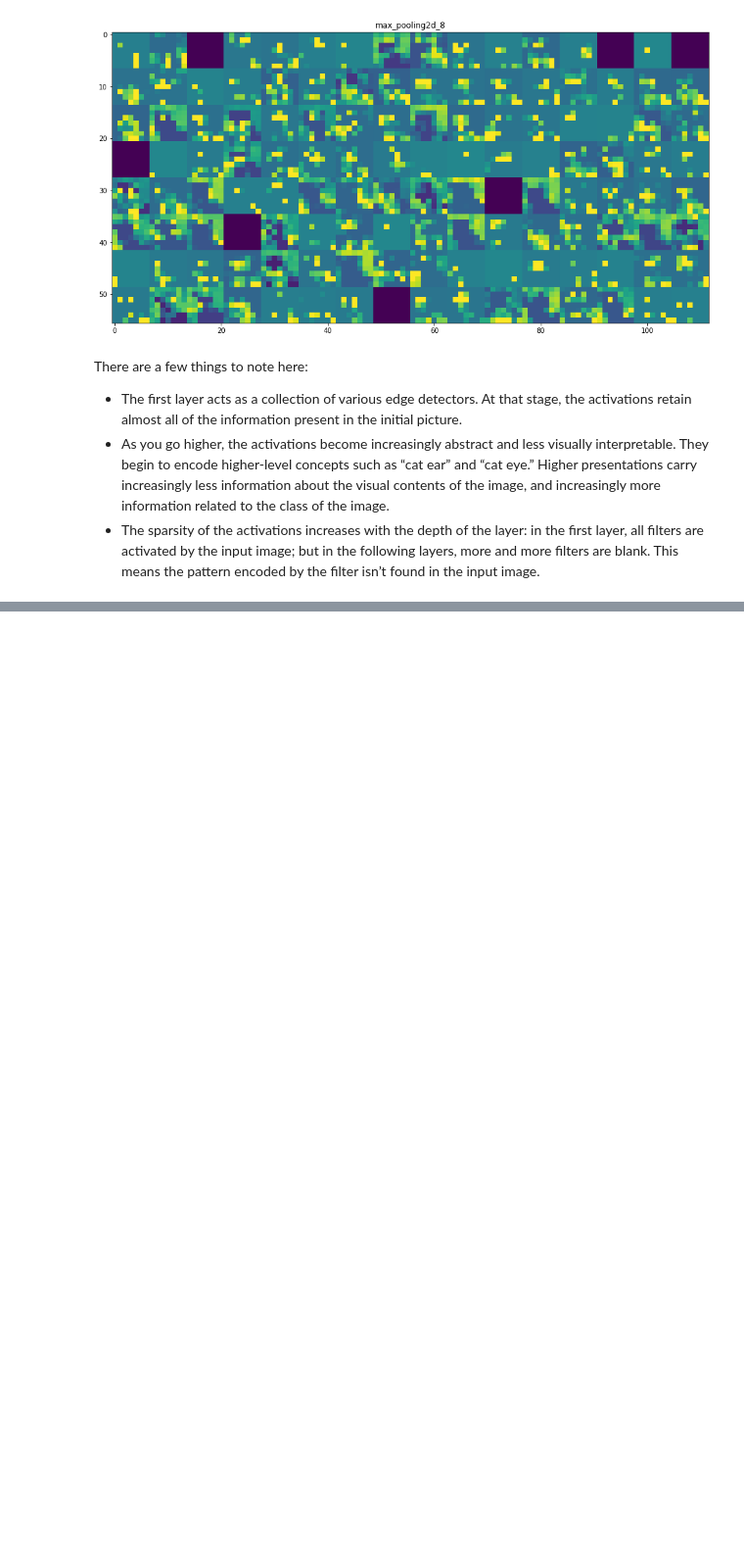
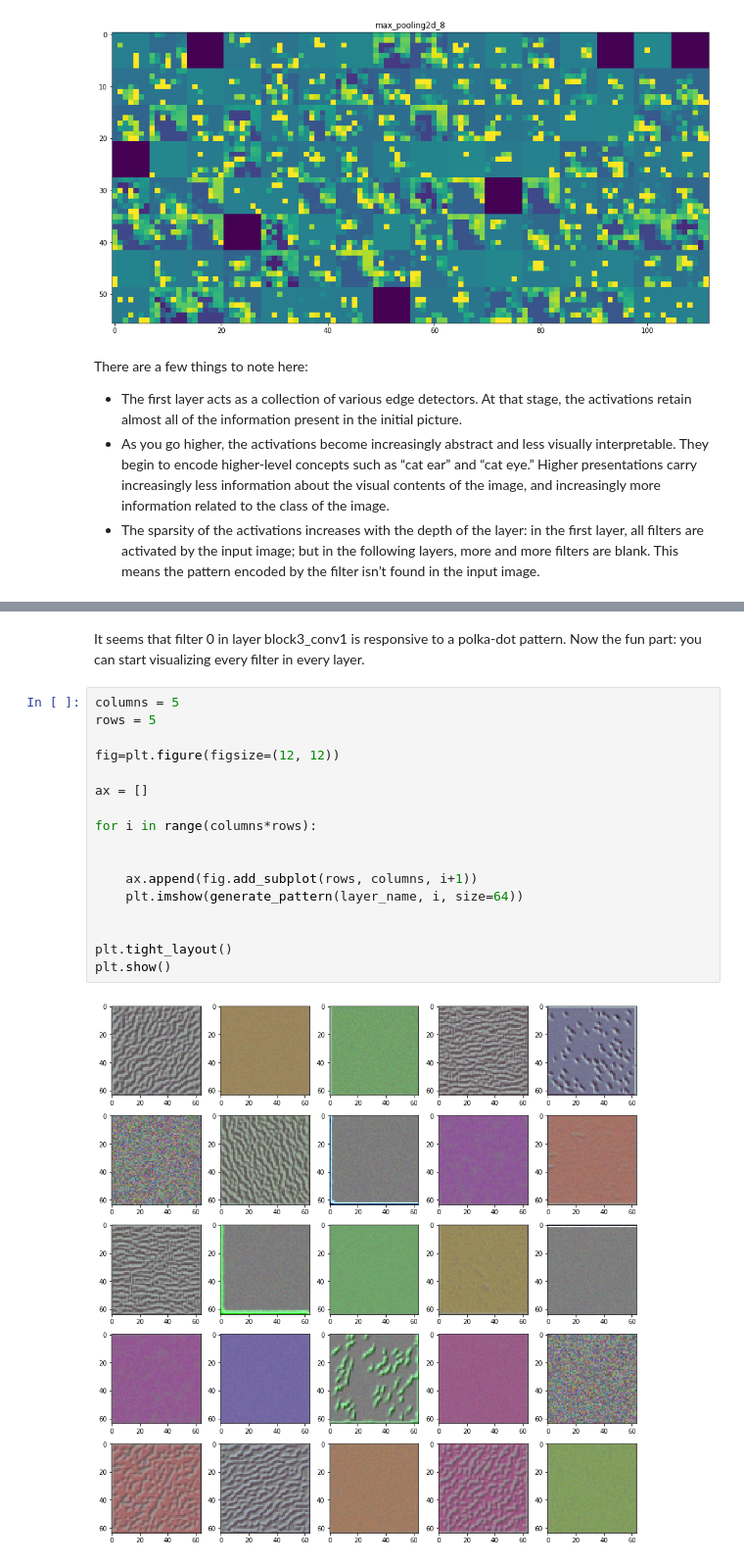
Before and after one commit to krinya/deep_learning_computer_vision, a Jupyter notebook: 04_visualizing_what_convnets_learn.ipynb, the cells around one changed output, grey strips where cells are left out. Shown at 98% size. Saved outputs shown, nothing was run; the diff lists cells and outputs as text; blank space fills up the shorter version.

```diff
--- a/04_visualizing_what_convnets_learn.ipynb
+++ b/04_visualizing_what_convnets_learn.ipynb
@@ -148,0 +223,21 @@ There are a few things to note here:
+# %% [markdown]
+It seems that filter 0 in layer block3_conv1 is responsive to a polka-dot pattern. Now the fun part: you can start visualizing every filter in every layer.
+# %%
+columns = 5
+rows = 5
+
+fig=plt.figure(figsize=(12, 12))
+
+ax = []
+
+for i in range(columns*rows):
+
+
+    ax.append(fig.add_subplot(rows, columns, i+1))
+    plt.imshow(generate_pattern(layer_name, i, size=64))
+
+
+plt.tight_layout()
+plt.show()
+# %% [output]
+[figure, added]
```
Also changed, not shown: parts of 40 cells of this notebook, 3 other files.
